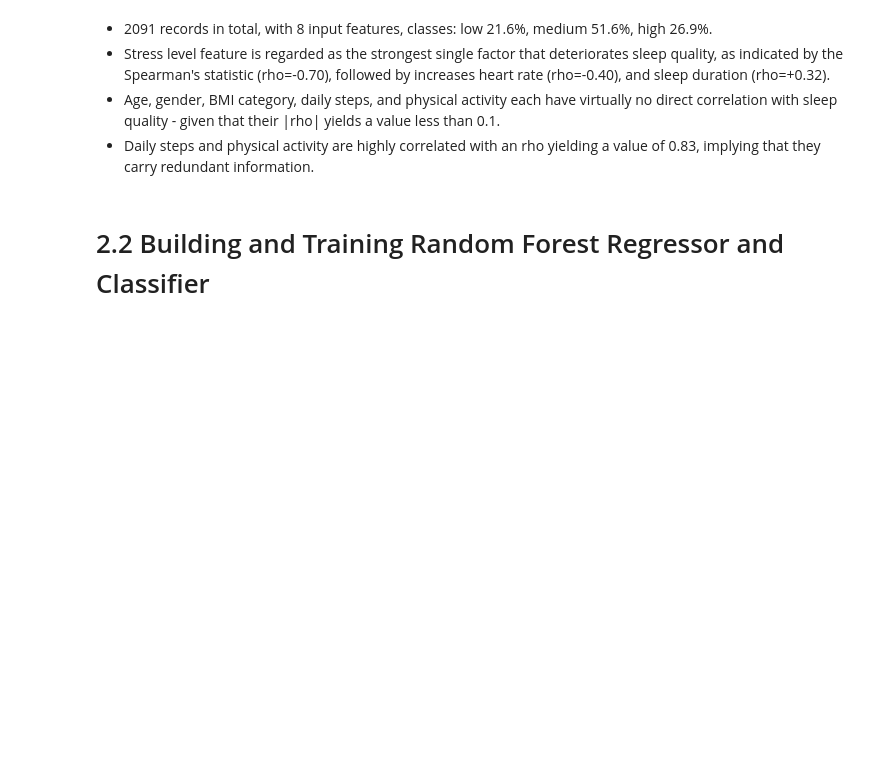
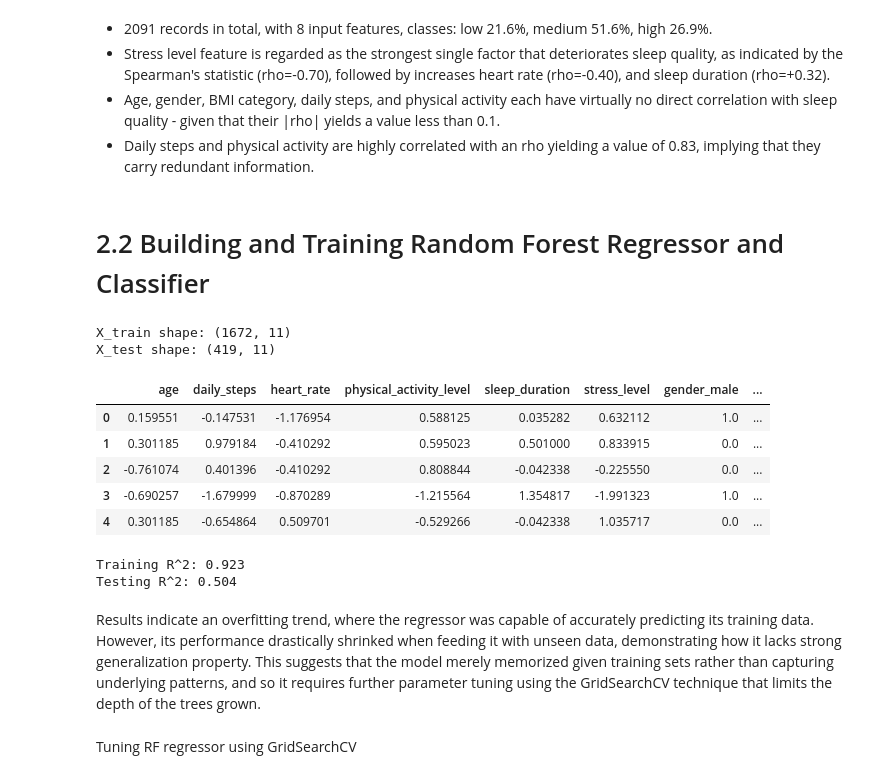
Before and after one commit to HamsMSaidam/QUALIFY, a Jupyter notebook: notebooks/02_EDA_randomforest_layan.ipynb, the cells around one changed output. Saved outputs shown, nothing was run; the diff lists cells and outputs as text; code cells hidden in the pictures; blank space fills up the shorter version.

Commit message:
Build RF regressor and tune using GridSearchCV

```diff
--- a/notebooks/02_EDA_randomforest_layan.ipynb
+++ b/notebooks/02_EDA_randomforest_layan.ipynb
@@ -357,3 +357,35 @@ from sklearn.model_selection import GridSearchCV # refine the model's parameters
 from sklearn.metrics import mean_squared_error, mean_absolute_error, r2_score # evaluates performance of RF regressors
 # %%
 # Load processed data
+X_train = pd.read_csv("../data/processed/X_train_processed.csv")
+X_test = pd.read_csv("../data/processed/X_test_processed.csv")
+y_train = pd.read_csv("../data/processed/y_reg_train.csv")["quality_of_sleep"]
+y_test = pd.read_csv("../data/processed/y_reg_test.csv")["quality_of_sleep"]
+
+print("X_train shape:", X_train.shape)
+print("X_test shape:", X_test.shape)
+X_train.head()
+# %% [output]
+X_train shape: (1672, 11)
+X_test shape: (419, 11)
+|  | age | daily_steps | heart_rate | physical_activity_level | sleep_duration | stress_level | gender_male | ... |
+| 0 | 0.159551 | -0.147531 | -1.176954 | 0.588125 | 0.035282 | 0.632112 | 1.0 | ... |
+| 1 | 0.301185 | 0.979184 | -0.410292 | 0.595023 | 0.501000 | 0.833915 | 0.0 | ... |
+| 2 | -0.761074 | 0.401396 | -0.410292 | 0.808844 | -0.042338 | -0.225550 | 0.0 | ... |
+| 3 | -0.690257 | -1.679999 | -0.870289 | -1.215564 | 1.354817 | -1.991323 | 1.0 | ... |
+| 4 | 0.301185 | -0.654864 | 0.509701 | -0.529266 | -0.042338 | 1.035717 | 0.0 | ... |
+# %%
+# Train a forest using default settings parameters to determine baseline performance and further tune parameters from this point in order to optimize model performance
+rf = RandomForestRegressor(random_state=42)
+rf.fit(X_train, y_train)
+print("Training R^2:", round(rf.score(X_train, y_train), 3))
+print("Testing R^2:", round(rf.score(X_test, y_test), 3))
+# .score() returns R^2 (Square Root) statistically measuring how well the model's train and test data fit the actual data -> higher R^2 indicates better model performance
+# Why? Because higher variance means it captures underlying patterns better, leading to accurate predictions and generalization to unseen data
+# %% [output]
+Training R^2: 0.923
+Testing R^2: 0.504
+# %% [markdown]
+Results indicate an overfitting trend, where the regressor was capable of accurately predicting its training data. However, its performance drastically shrinked when feeding it with unseen data, demonstrating how it lacks strong generalization property. This suggests that the model merely memorized given training sets rather than capturing underlying patterns, and so it requires further parameter tuning using the GridSearchCV technique that limits the depth of the trees grown.
+# %% [markdown]
+Tuning RF regressor using GridSearchCV
```
Also changed, not shown: parts of 1 cell of this notebook, 1 other file.
